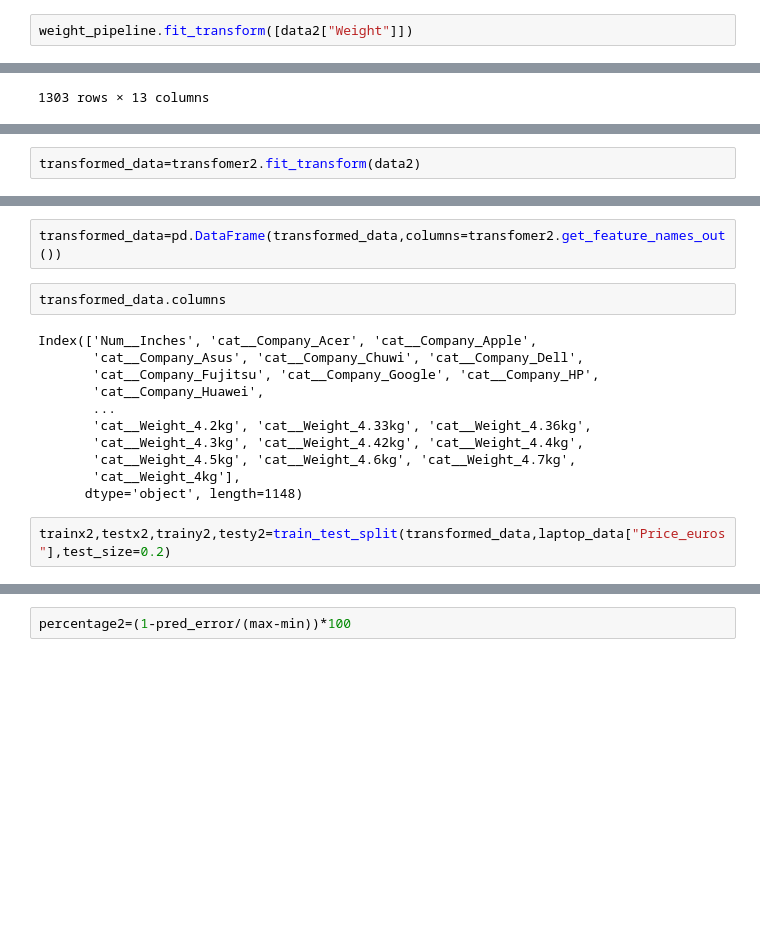
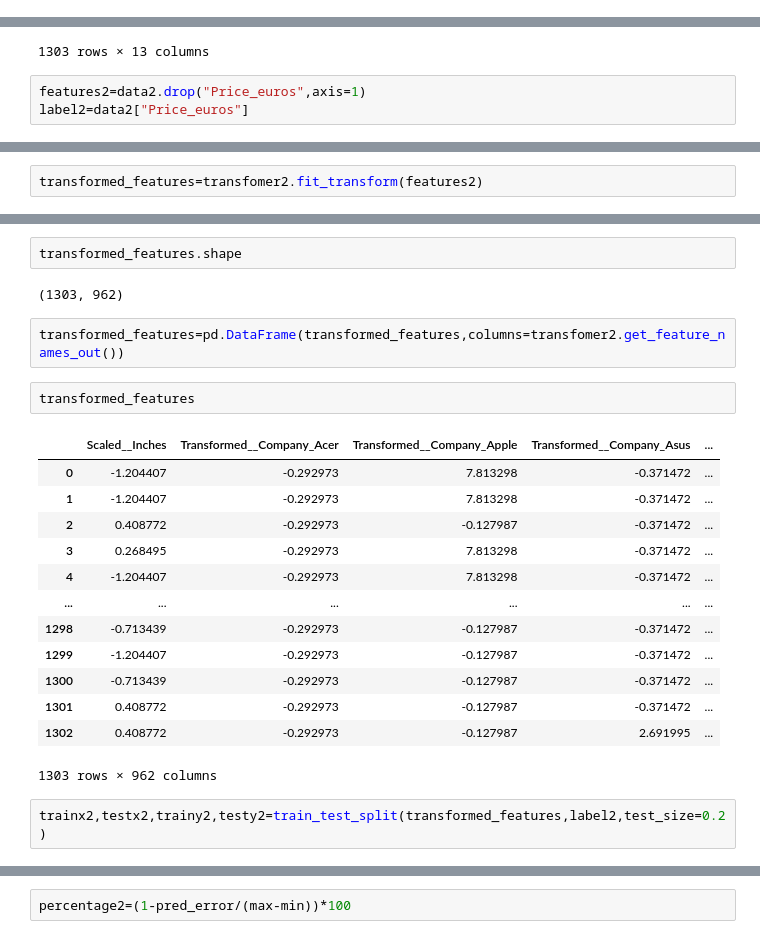
Before and after one commit to Prashant-Bista/Laptop_price_predict, a Jupyter notebook: laptop_predict.ipynb, the cells around one changed output, grey strips where cells are left out. Cells and saved outputs as stored; diff of their text form; blank space fills up the shorter version.

```diff
--- a/laptop_predict.ipynb
+++ b/laptop_predict.ipynb
@@ -737,2 +729,0 @@ array(['1.37kg', '1.34kg', '1.86kg', ..., '1.5kg', '2.19kg', '2.2kg'],
-# %%
-weight_pipeline.fit_transform([data2["Weight"]])
@@ -762,3 +751,6 @@ data2
 | 1301 | 1319 | HP | 15-AC110nv (i7-6500U/6GB/1TB/Radeon | Notebook | 15.6 | 1366x768 | Intel Core i7 6500U 2.5GHz | 6GB | 1TB HDD | AMD Radeon R5 M330 | ... |
 | 1302 | 1320 | Asus | X553SA-XX031T (N3050/4GB/500GB/W10) | Notebook | 15.6 | 1366x768 | Intel Celeron Dual Core N3050 1.6GHz | 4GB | 500GB HDD | Intel HD Graphics | ... |
 1303 rows × 13 columns
+# %%
+features2=data2.drop("Price_euros",axis=1)
+label2=data2["Price_euros"]
@@ -765,3 +763,3 @@ data2
 # %%
-transformed_data=transfomer2.fit_transform(data2)
+transformed_features=transfomer2.fit_transform(features2)
 # %% [output]
@@ -769,17 +794,24 @@ ValueError: could not convert string to float: 'Weight'
+# %%
+transformed_features.shape
+# %% [output]
+(1303, 962)
 # %%
-transformed_data=pd.DataFrame(transformed_data,columns=transfomer2.get_feature_names_out())
+transformed_features=pd.DataFrame(transformed_features,columns=transfomer2.get_feature_names_out())
-# %%
-transformed_data.columns
-# %% [output]
-Index(['Num__Inches', 'cat__Company_Acer', 'cat__Company_Apple',
-       'cat__Company_Asus', 'cat__Company_Chuwi', 'cat__Company_Dell',
-       'cat__Company_Fujitsu', 'cat__Company_Google', 'cat__Company_HP',
-       'cat__Company_Huawei',
-       ...
-       'cat__Weight_4.2kg', 'cat__Weight_4.33kg', 'cat__Weight_4.36kg',
-       'cat__Weight_4.3kg', 'cat__Weight_4.42kg', 'cat__Weight_4.4kg',
-       'cat__Weight_4.5kg', 'cat__Weight_4.6kg', 'cat__Weight_4.7kg',
-       'cat__Weight_4kg'],
-      dtype='object', length=1148)
+# %%
+transformed_features
+# %% [output]
+|  | Scaled__Inches | Transformed__Company_Acer | Transformed__Company_Apple | Transformed__Company_Asus | ... |
+| 0 | -1.204407 | -0.292973 | 7.813298 | -0.371472 | ... |
+| 1 | -1.204407 | -0.292973 | 7.813298 | -0.371472 | ... |
+| 2 | 0.408772 | -0.292973 | -0.127987 | -0.371472 | ... |
+| 3 | 0.268495 | -0.292973 | 7.813298 | -0.371472 | ... |
+| 4 | -1.204407 | -0.292973 | 7.813298 | -0.371472 | ... |
+| ... | ... | ... | ... | ... | ... |
+| 1298 | -0.713439 | -0.292973 | -0.127987 | -0.371472 | ... |
+| 1299 | -1.204407 | -0.292973 | -0.127987 | -0.371472 | ... |
+| 1300 | -0.713439 | -0.292973 | -0.127987 | -0.371472 | ... |
+| 1301 | 0.408772 | -0.292973 | -0.127987 | -0.371472 | ... |
+| 1302 | 0.408772 | -0.292973 | -0.127987 | 2.691995 | ... |
+1303 rows × 962 columns
 # %%
-trainx2,testx2,trainy2,testy2=train_test_split(transformed_data,laptop_data["Price_euros"],test_size=0.2)
+trainx2,testx2,trainy2,testy2=train_test_split(transformed_features,label2,test_size=0.2)
```
Also changed, not shown: parts of 29 cells of this notebook, 3 other files.
